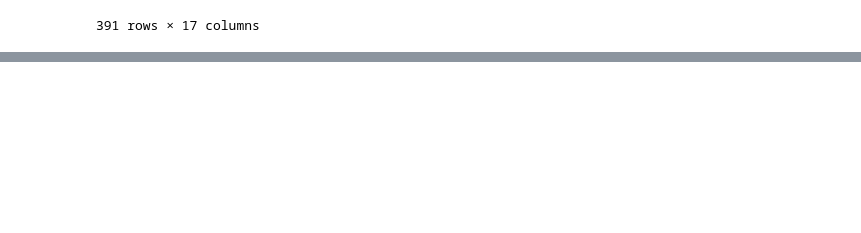
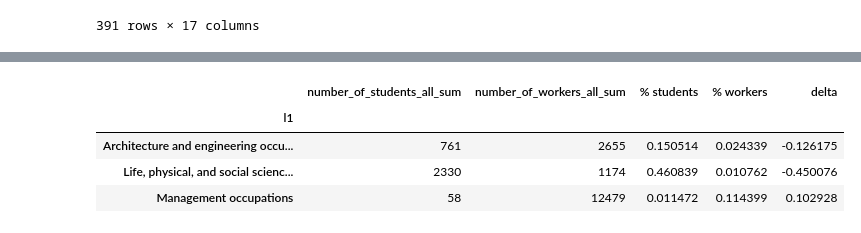
Before and after one commit to MADS-593-Project/Project, a Jupyter notebook: kolbe_work.ipynb, the cells around one changed output, grey strips where cells are left out. Drawn from its saved outputs; the diff is of its cells as text; code cells hidden in the pictures; blank space fills up the shorter version.

Commit message:
gender stacked bars and pivot tables

```diff
--- a/kolbe_work.ipynb
+++ b/kolbe_work.ipynb
@@ -676,0 +382,6 @@ TimeSeriesBar(df_bls)
+# %%
+data_to_be_pivoted = pd.read_excel("assets/df_merge_bls_l1_pivoted.xlsx",
+                                     sheet_name="df_merge_bls_l1",
+                                     header=0)
+data_to_be_pivoted = data_to_be_pivoted[data_to_be_pivoted['year'] == 2015]
+data_to_be_pivoted.columns
@@ -676,0 +396,21 @@ TimeSeriesBar(df_bls)
+# %%
+worker_total = data_to_be_pivoted['number_of_workers_all_sum'].sum()
+student_total = data_to_be_pivoted['number_of_students_all_sum'].sum()
+
+delta_table = pd.pivot_table(data_to_be_pivoted, values=['number_of_students_all_sum', 'number_of_workers_all_sum'], index='l1',
+                       aggfunc="sum", fill_value=0)
+delta_table = delta_table[delta_table['number_of_students_all_sum'] != 0]
+
+delta_table['% students'] = delta_table['number_of_students_all_sum']/student_total
+delta_table['% workers'] = delta_table['number_of_workers_all_sum']/worker_total
+
+delta_table['delta'] = delta_table['% workers'] - delta_table['% students']
+
+
+delta_table[(delta_table['delta'] >= 0.06) | (delta_table['delta'] <= -0.06)]
+# %% [output]
+|  | number_of_students_all_sum | number_of_workers_all_sum | % students | % workers | delta |
+| l1 |  |  |  |  |  |
+| Architecture and engineering occu... | 761 | 2655 | 0.150514 | 0.024339 | -0.126175 |
+| Life, physical, and social scienc... | 2330 | 1174 | 0.460839 | 0.010762 | -0.450076 |
+| Management occupations | 58 | 12479 | 0.011472 | 0.114399 | 0.102928 |
```
Also changed, not shown: parts of 34 cells of this notebook, 3 other files.
